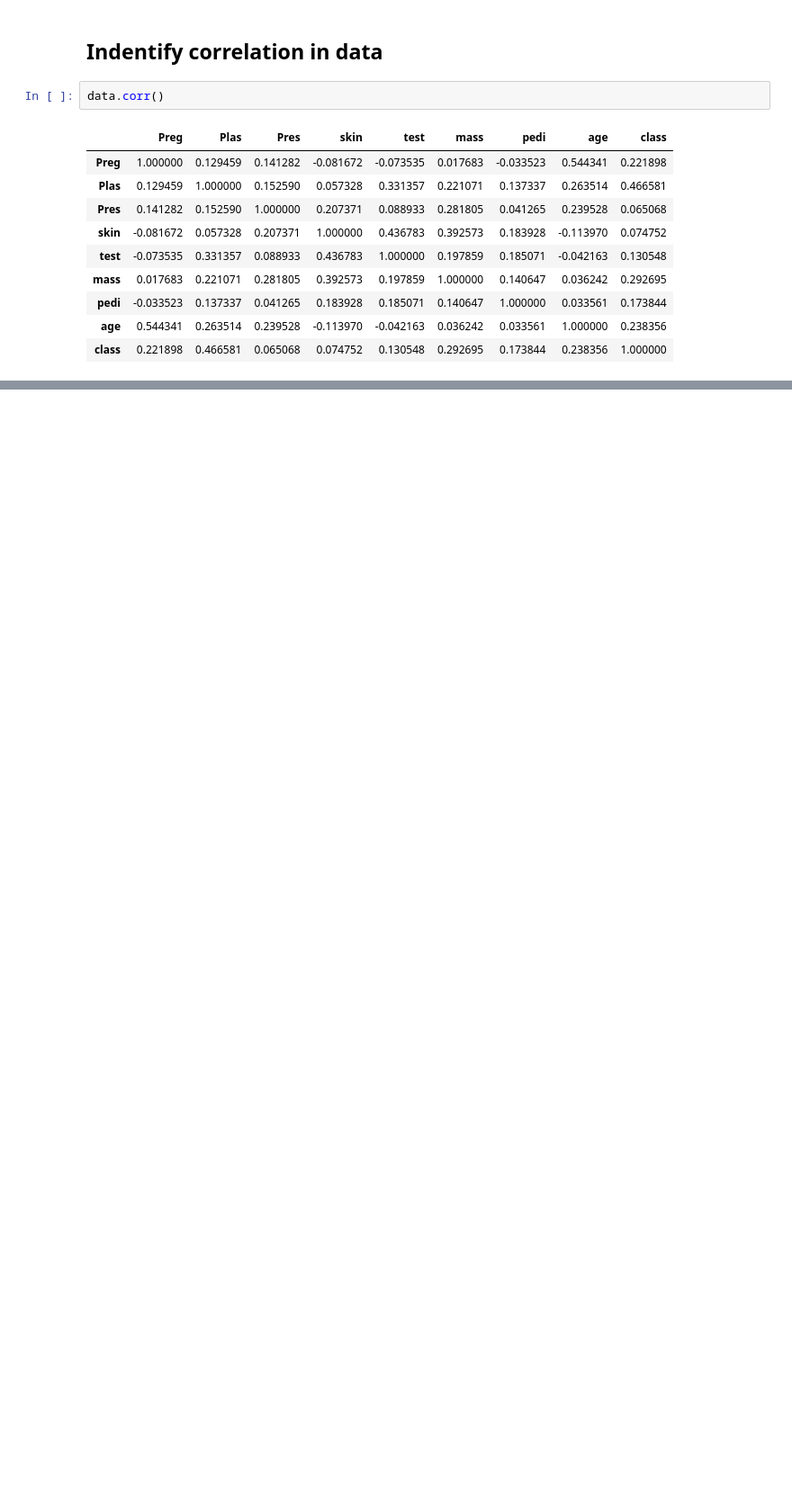
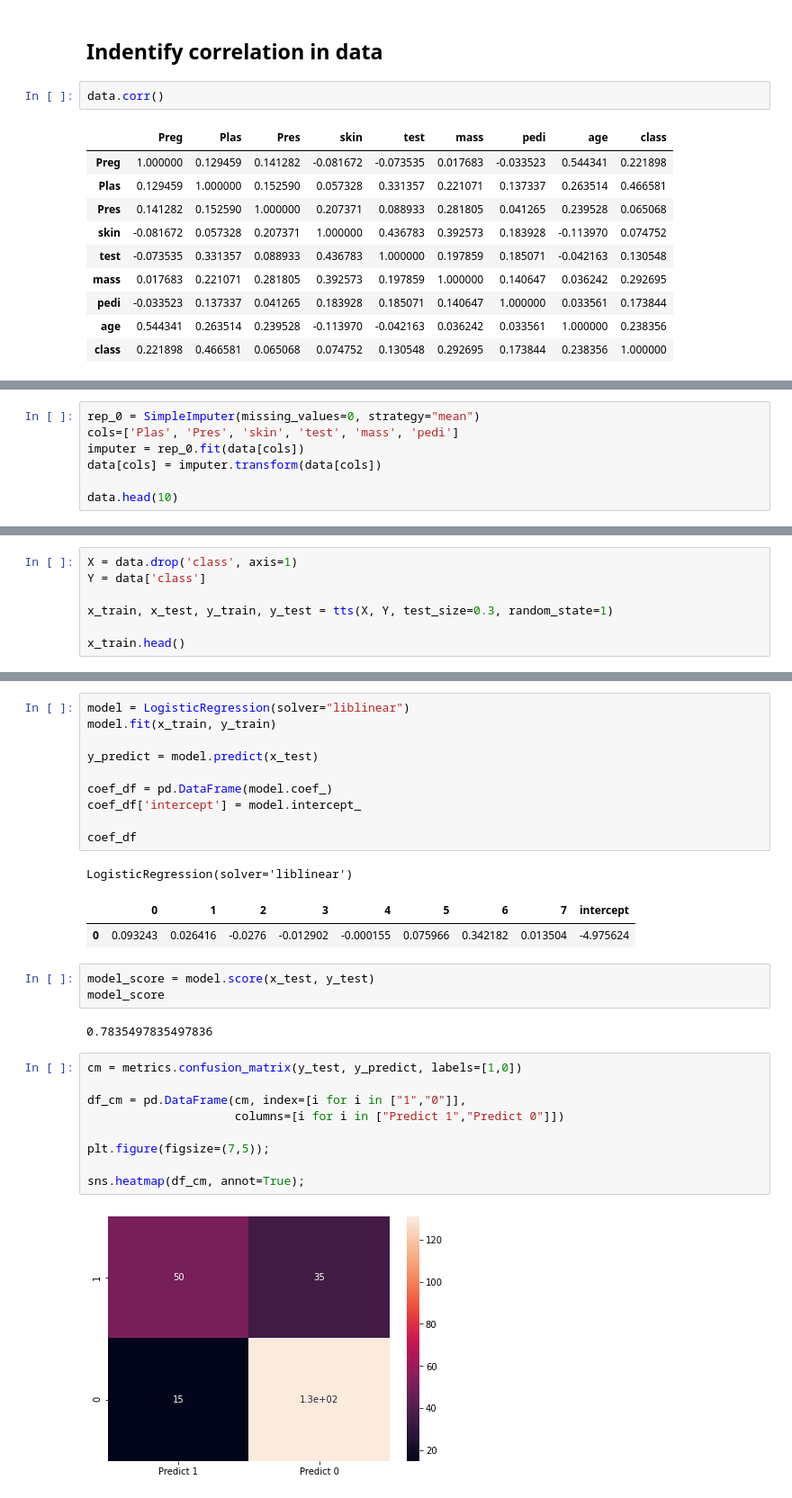
Before and after one commit to pcopley/uta-aiml, a Jupyter notebook: 02 Supervised Learning/02 Logistic Regression/Hands on Logistic Regression.ipynb, the cells around one changed output, grey strips where cells are left out. Shown at 90% size. Saved outputs shown, nothing was run; the diff lists cells and outputs as text; blank space fills up the shorter version.

Commit message:
Finish hands on logistic regression

```diff
--- a/02 Supervised Learning/02 Logistic Regression/Hands on Logistic Regression.ipynb
+++ b/02 Supervised Learning/02 Logistic Regression/Hands on Logistic Regression.ipynb
@@ -61,0 +109,7 @@ sns.heatmap(data.corr(), annot=True);
+# %%
+rep_0 = SimpleImputer(missing_values=0, strategy="mean")
+cols=['Plas', 'Pres', 'skin', 'test', 'mass', 'pedi']
+imputer = rep_0.fit(data[cols])
+data[cols] = imputer.transform(data[cols])
+
+data.head(10)
@@ -61,0 +134,7 @@ sns.heatmap(data.corr(), annot=True);
+# %%
+X = data.drop('class', axis=1)
+Y = data['class']
+
+x_train, x_test, y_train, y_test = tts(X, Y, test_size=0.3, random_state=1)
+
+x_train.head()
@@ -61,0 +178,30 @@ sns.heatmap(data.corr(), annot=True);
+# %%
+model = LogisticRegression(solver="liblinear")
+model.fit(x_train, y_train)
+
+y_predict = model.predict(x_test)
+
+coef_df = pd.DataFrame(model.coef_)
+coef_df['intercept'] = model.intercept_
+
+coef_df
+# %% [output]
+LogisticRegression(solver='liblinear')
+|  | 0 | 1 | 2 | 3 | 4 | 5 | 6 | 7 | intercept |
+| 0 | 0.093243 | 0.026416 | -0.0276 | -0.012902 | -0.000155 | 0.075966 | 0.342182 | 0.013504 | -4.975624 |
+# %%
+model_score = model.score(x_test, y_test)
+model_score
+# %% [output]
+0.7835497835497836
+# %%
+cm = metrics.confusion_matrix(y_test, y_predict, labels=[1,0])
+
+df_cm = pd.DataFrame(cm, index=[i for i in ["1","0"]],
+                     columns=[i for i in ["Predict 1","Predict 0"]])
+
+plt.figure(figsize=(7,5));
+
+sns.heatmap(df_cm, annot=True);
+# %% [output]
+[figure, added]
```
Also changed, not shown: parts of 21 cells of this notebook.
